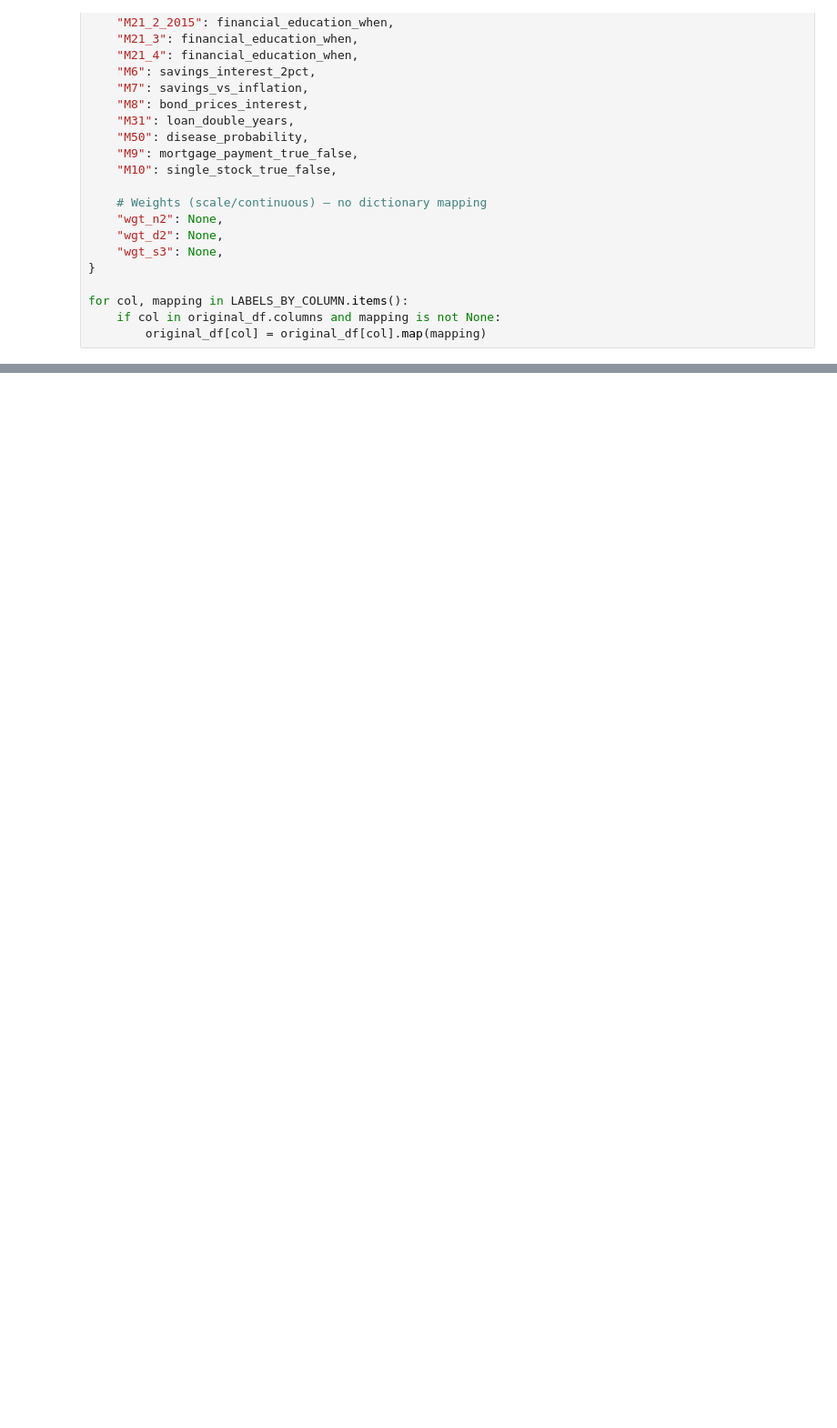
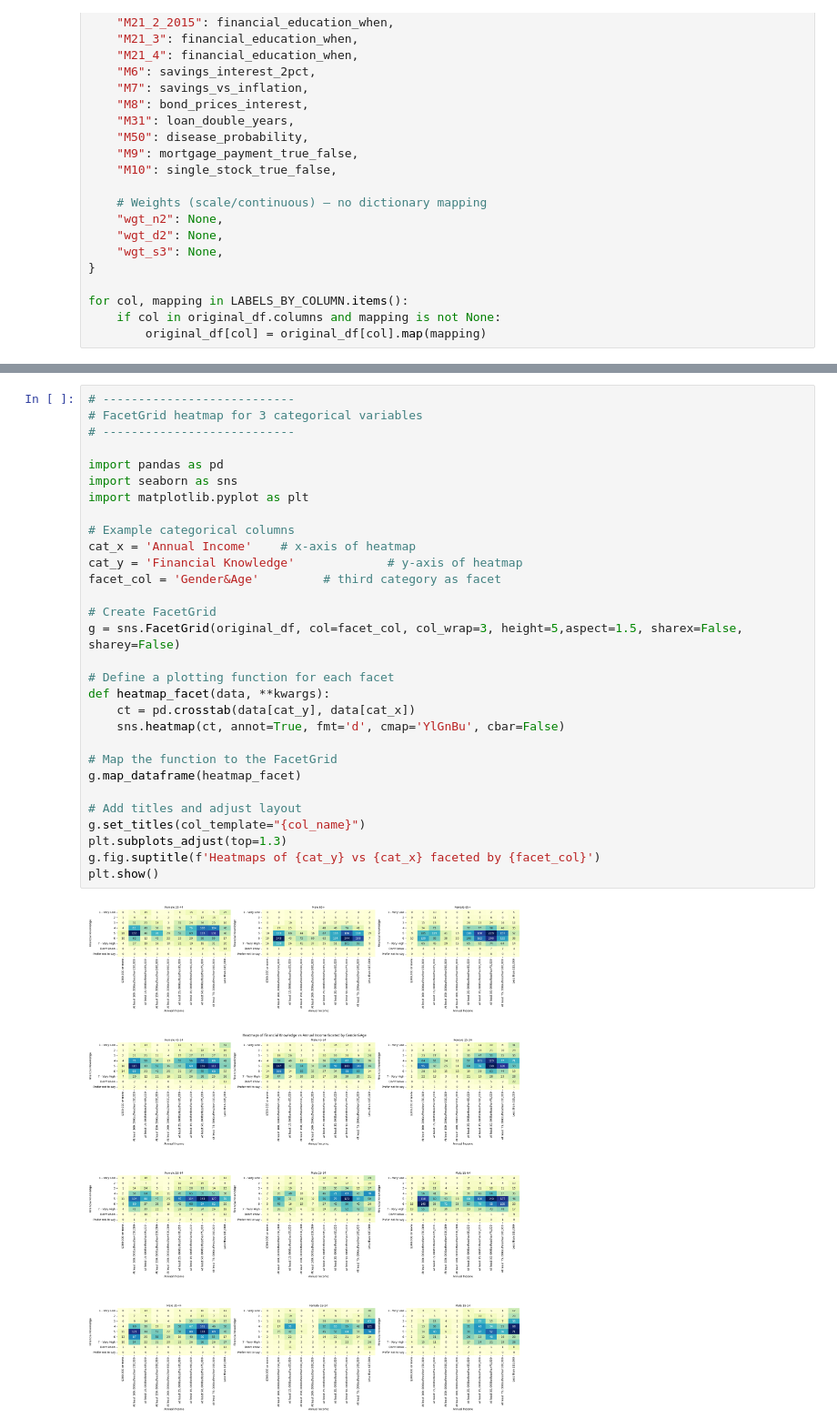
Before and after one commit to Fasty8/ba780-fall25-a08, a Jupyter notebook: FINRA National Financial Capability Study/2024-SxS-Data-and-Data-Info/2024_data_cleaning.ipynb, the cells around one changed output, grey strips where cells are left out. Shown at 91% size. Cells and saved outputs as stored; diff of their text form; blank space fills up the shorter version.

```diff
--- a/FINRA National Financial Capability Study/2024-SxS-Data-and-Data-Info/2024_data_cleaning.ipynb
+++ b/FINRA National Financial Capability Study/2024-SxS-Data-and-Data-Info/2024_data_cleaning.ipynb
@@ -1027,0 +1070,32 @@ print(original_df.head(3))
+# %%
+# ---------------------------
+# FacetGrid heatmap for 3 categorical variables
+# ---------------------------
+
+import pandas as pd
+import seaborn as sns
+import matplotlib.pyplot as plt
+
+# Example categorical columns
+cat_x = 'Annual Income'    # x-axis of heatmap
+cat_y = 'Financial Knowledge'             # y-axis of heatmap
+facet_col = 'Gender&Age'         # third category as facet
+
+# Create FacetGrid
+g = sns.FacetGrid(original_df, col=facet_col, col_wrap=3, height=5,aspect=1.5, sharex=False, sharey=False)
+
+# Define a plotting function for each facet
+def heatmap_facet(data, **kwargs):
+    ct = pd.crosstab(data[cat_y], data[cat_x])
+    sns.heatmap(ct, annot=True, fmt='d', cmap='YlGnBu', cbar=False)
+
+# Map the function to the FacetGrid
+g.map_dataframe(heatmap_facet)
+
+# Add titles and adjust layout
+g.set_titles(col_template="{col_name}")
+plt.subplots_adjust(top=1.3)
+g.fig.suptitle(f'Heatmaps of {cat_y} vs {cat_x} faceted by {facet_col}')
+plt.show()
+# %% [output]
+[figure, added]
```
Also changed, not shown: parts of 4 cells of this notebook, 1 other file.
